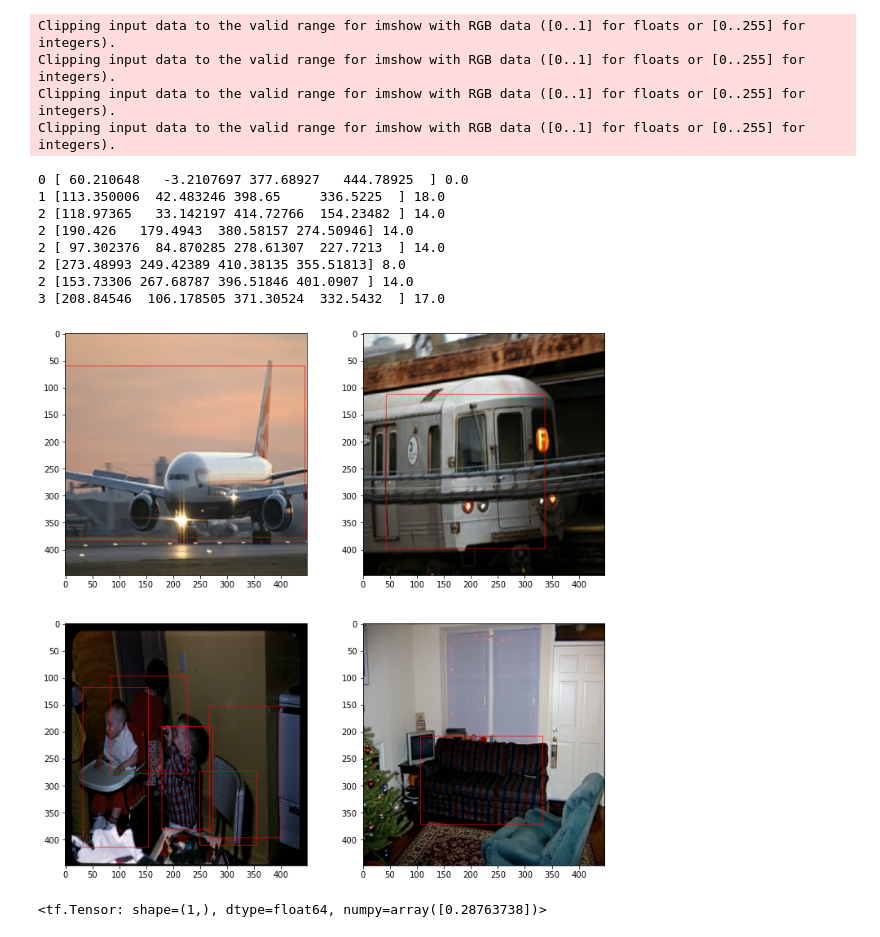
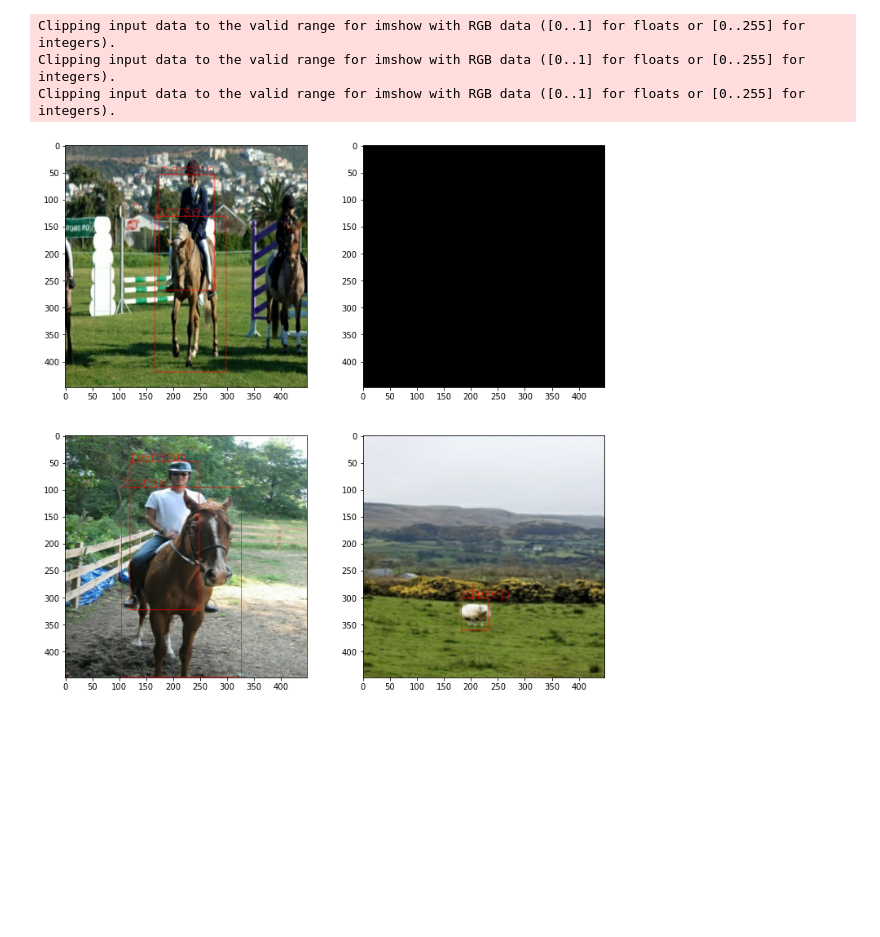
Before and after one commit to kwjinwoo/YOLOv1_Tensorflow2, a Jupyter notebook: test.ipynb, the cells around one changed output. Cells and saved outputs as stored; diff of their text form; code cells hidden in the pictures; blank space fills up the shorter version.

```diff
--- a/test.ipynb
+++ b/test.ipynb
@@ -10,6 +10,6 @@ import random
 from models import network
 from utils.Dataset import DatasetLoader
 # %%
-model = network.build_model((448, 448, 3), 0.0005)
-model.load_weights('./ckpt/yolo')
-decoder = network.OutputDecoder(score_threshold=0.2)
+model = network.build_model((448, 448, 3))
+model.load_weights('./ckpt/valid_best_yolo')
+decoder = network.OutputDecoder()
@@ -74,5 +72,3 @@ for path in test_path[:5]:
 # %%
-train_ds, val_ds = DatasetLoader("./dataset/train_PASCAL2007.tfrecord", "./dataset/val_PASCAL2007.tfrecord", 448, 7, 20).get_dataset(4)
+loader = DatasetLoader('./dataset/train', 448, 7, 20)
+train_ds, val_ds = loader.get_dataset(4)
-# %%
-for i in val_ds.take(10):
-    sample = i
@@ -85,25 +75,19 @@ valid_num, nms_boxes, nms_scores, nmsed_classes = final_model.predict(sample[0])
 # %%
+for i in train_ds.take(1):
+    sample = i
+valid_num, nms_boxes, nms_scores, nmsed_classes = final_model.predict(sample[0])
 plt.figure(figsize=(12, 12))
 for i in range(4):
     image = (sample[0][i].numpy())
     for box, name in zip(nms_boxes[i][:valid_num[i]], nmsed_classes[i][:valid_num[i]]):
-        print(i, box, name)
         pt1 = (int(box[1]), int(box[0]))
         pt2 = (int(box[3]), int(box[2]))
         image = cv2.rectangle(image, pt1, pt2, (255, 0, 0), 1)
+        image = cv2.putText(image, class_dict[name], pt1, color=(255, 0, 0), fontFace=cv2.FONT_ITALIC, fontScale=1)
     plt.subplot(2, 2, i + 1)
     plt.imshow(image)
 # %% [output]
 Clipping input data to the valid range for imshow with RGB data ([0..1] for floats or [0..255] for integers).
 Clipping input data to the valid range for imshow with RGB data ([0..1] for floats or [0..255] for integers).
 Clipping input data to the valid range for imshow with RGB data ([0..1] for floats or [0..255] for integers).
-Clipping input data to the valid range for imshow with RGB data ([0..1] for floats or [0..255] for integers).
-0 [ 60.210648   -3.2107697 377.68927   444.78925  ] 0.0
-1 [113.350006  42.483246 398.65     336.5225  ] 18.0
-2 [118.97365   33.142197 414.72766  154.23482 ] 14.0
-2 [190.426   179.4943  380.58157 274.50946] 14.0
-2 [ 97.302376  84.870285 278.61307  227.7213  ] 14.0
-2 [273.48993 249.42389 410.38135 355.51813] 8.0
-2 [153.73306 267.68787 396.51846 401.0907 ] 14.0
-3 [208.84546  106.178505 371.30524  332.5432  ] 17.0
-[figure, old version]
+[figure, new version]
@@ -137,4 +93,0 @@ def calculate_iou(box1, box2):
-# %%
-calculate_iou(np.array([[ 22.028091, 31.774994, 436.49463,  408.85684 ]]), np.array([[ 80.97624,   55.319733, 395.42358,  253.23749 ]]))
-# %% [output]
-<tf.Tensor: shape=(1,), dtype=float64, numpy=array([0.28763738])>
```
Also changed, not shown: parts of 15 cells of this notebook, 5 other files.
